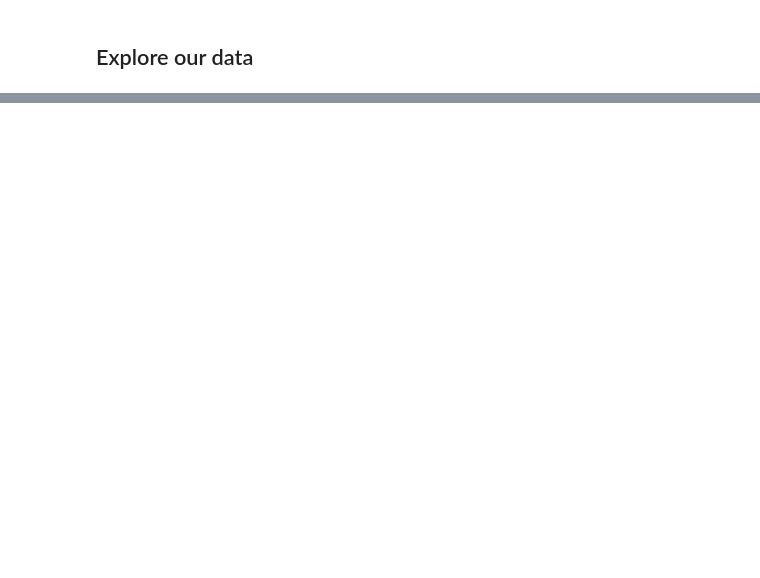
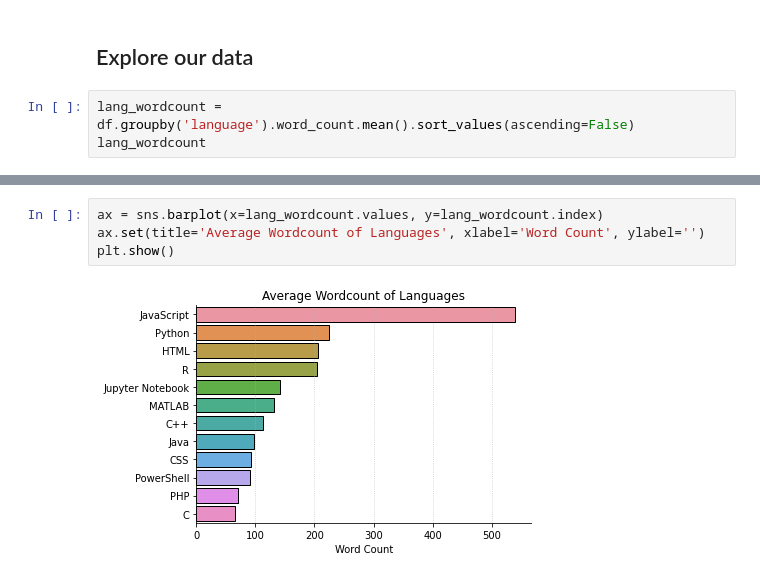
Before and after one commit to github-nlp-project/nlp-project, a Jupyter notebook: github_nlp_notebook.ipynb, the cells around one changed output, grey strips where cells are left out. Saved outputs shown, nothing was run; the diff lists cells and outputs as text; blank space fills up the shorter version.

```diff
--- a/github_nlp_notebook.ipynb
+++ b/github_nlp_notebook.ipynb
@@ -285,2 +290,5 @@ top_4_lang_df.head()
 # %% [markdown]
 ## Explore our data
+# %%
+lang_wordcount = df.groupby('language').word_count.mean().sort_values(ascending=False)
+lang_wordcount
@@ -286,0 +310,6 @@ top_4_lang_df.head()
+# %%
+ax = sns.barplot(x=lang_wordcount.values, y=lang_wordcount.index)
+ax.set(title='Average Wordcount of Languages', xlabel='Word Count', ylabel='')
+plt.show()
+# %% [output]
+[figure, added]
```
Also changed, not shown: parts of 48 cells of this notebook, 2 other files.
